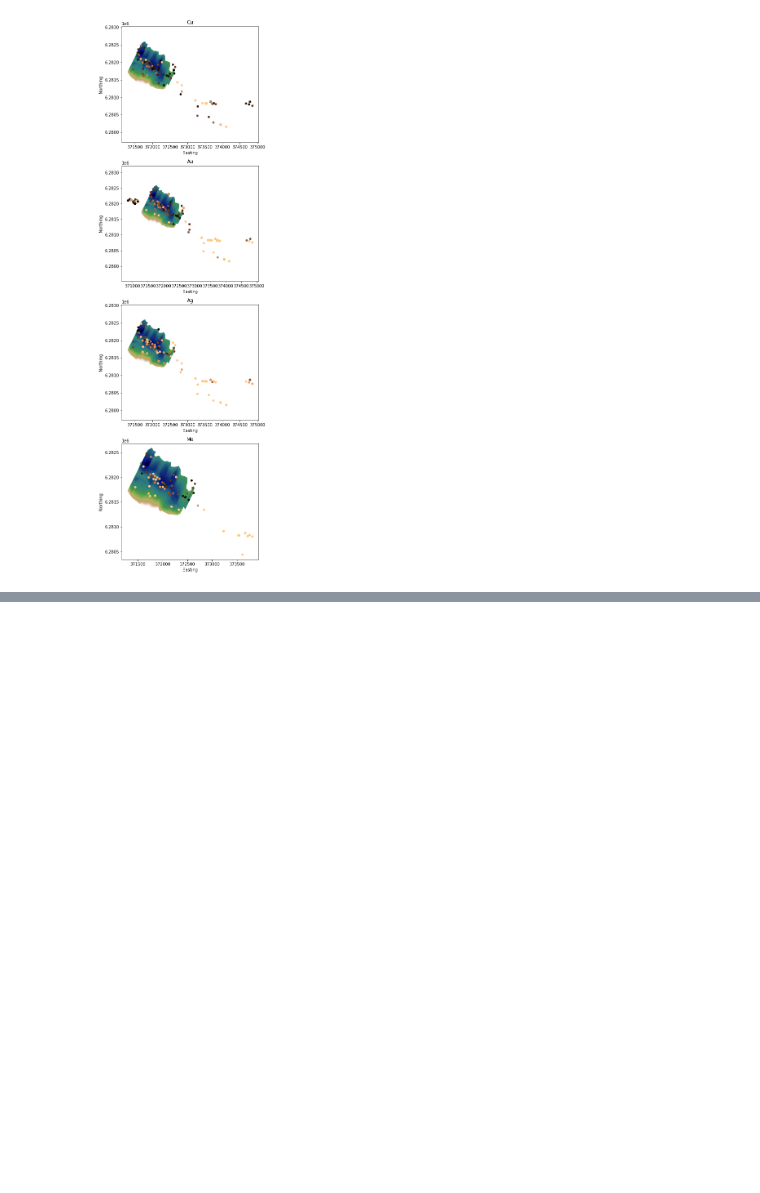
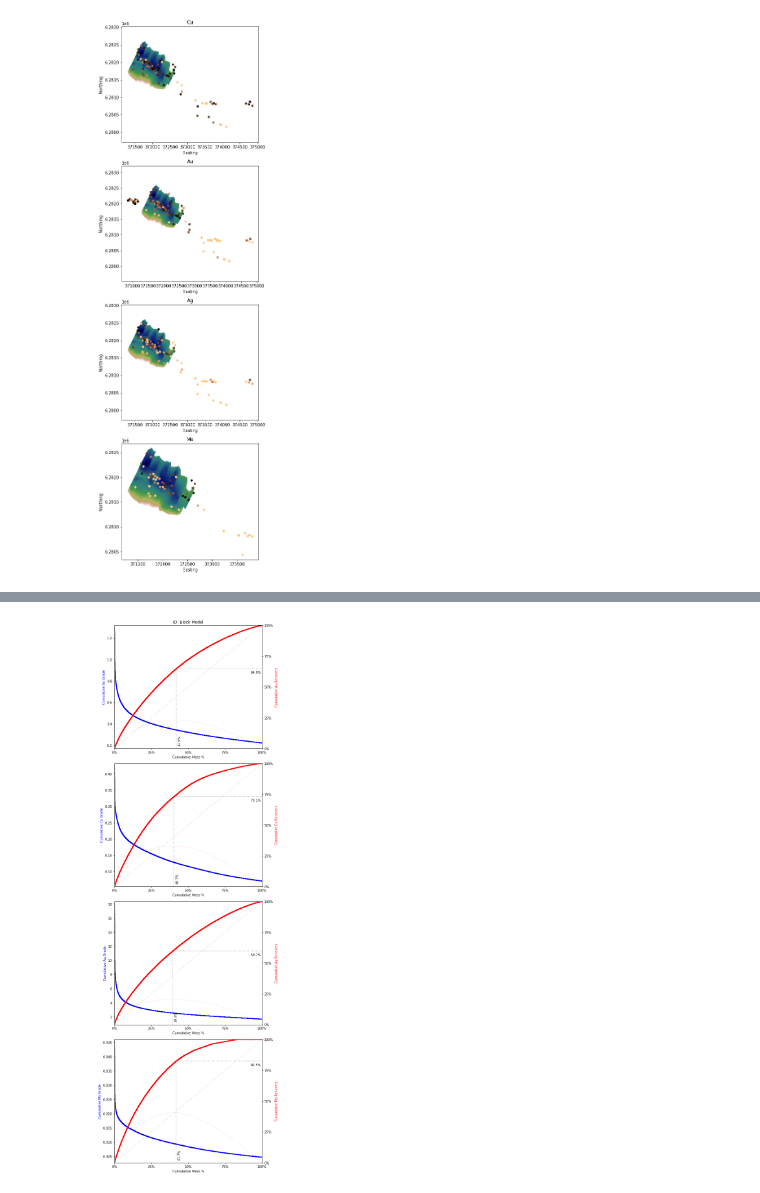
Before and after one commit to jouytrew/bronson_slope, a Jupyter notebook: bronson_slope_jupyter.ipynb, the cells around one changed output, grey strips where cells are left out. Drawn from its saved outputs; the diff is of its cells as text; code cells hidden in the pictures; blank space fills up the shorter version.

```diff
--- a/bronson_slope_jupyter.ipynb
+++ b/bronson_slope_jupyter.ipynb
@@ -429,0 +381,3 @@ Text(0, 0.5, 'Y')
+# %%
+block_model['weights'] = 1
+block_model.head()
@@ -429,0 +391,24 @@ Text(0, 0.5, 'Y')
+# %%
+resources = {
+    "Au": "AU",
+    "Cu": "CU",
+    "Ag": "AG",
+    "Mo": "MO"
+}
+
+for hole_id in hole_ids:
+    bm = Grouping('Block Model')
+    df = block_model
+    weights = df['weights']
+
+    for resource_id, column_id in resources.items():
+        grades = df[column_id].to_list()
+        bm.calculate_resource_heterogeneity(resource_id, df['weights'], grades)
+# %%
+fig = bm.plot_grade_recovery_curves()
+
+fig.tight_layout()
+fig.show()
+# fig.savefig('sample.svg')
+# %% [output]
+[figure, added]
```
Also changed, not shown: parts of 5 cells of this notebook, 4 other files.
